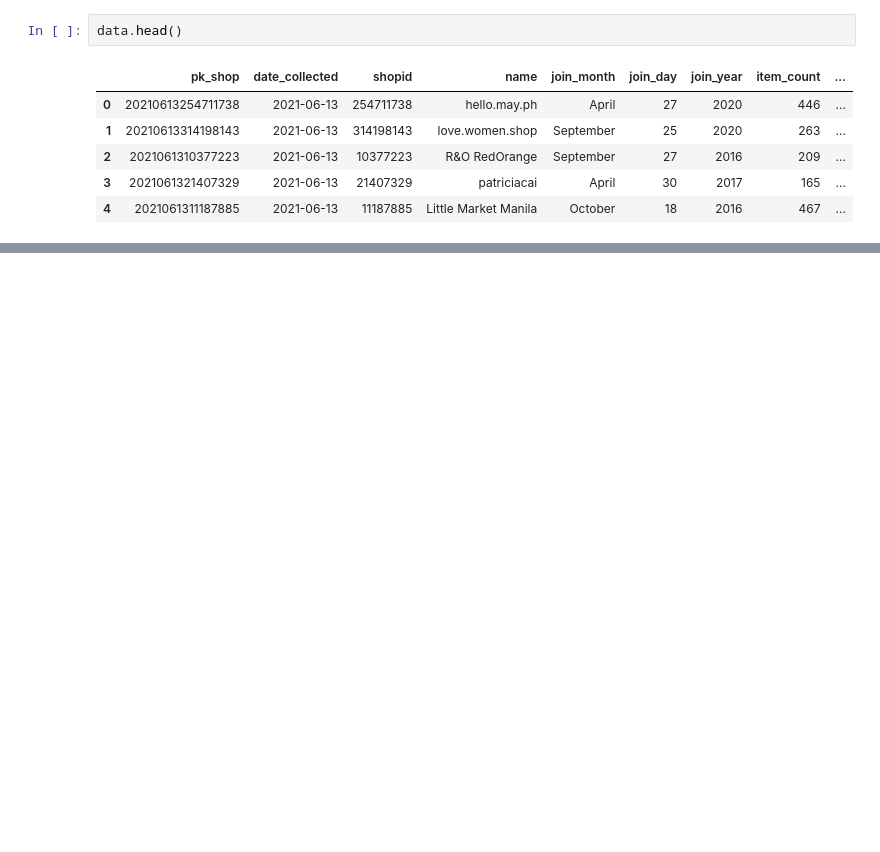
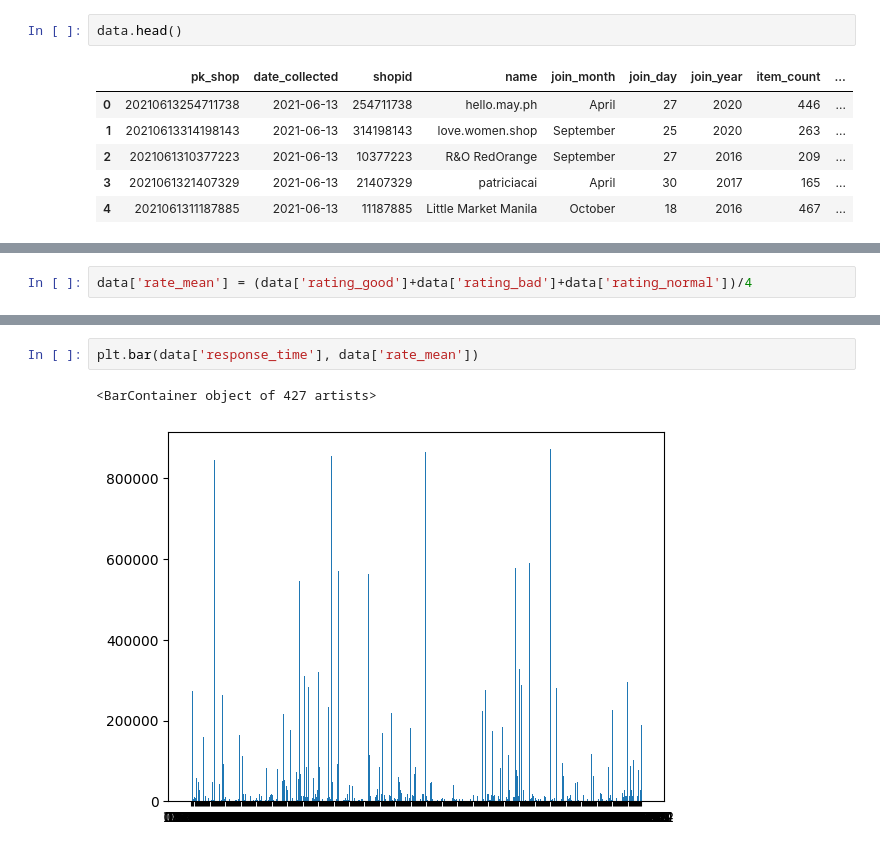
Before and after one commit to vothicamngan/DAP, a Jupyter notebook: baitap_trucquanhoadulieu_shoppe.ipynb, the cells around one changed output, grey strips where cells are left out. Drawn from its saved outputs; the diff is of its cells as text; blank space fills up the shorter version.

```diff
--- a/baitap_trucquanhoadulieu_shoppe.ipynb
+++ b/baitap_trucquanhoadulieu_shoppe.ipynb
@@ -78,0 +133,2 @@ Text(0, 0.5, 'Đánh giá tốt')
+# %%
+data['rate_mean'] = (data['rating_good']+data['rating_bad']+data['rating_normal'])/4
@@ -78,0 +151,5 @@ Text(0, 0.5, 'Đánh giá tốt')
+# %%
+plt.bar(data['response_time'], data['rate_mean'])
+# %% [output]
+<BarContainer object of 427 artists>
+[figure, added]
```
Also changed, not shown: parts of 9 cells of this notebook.
